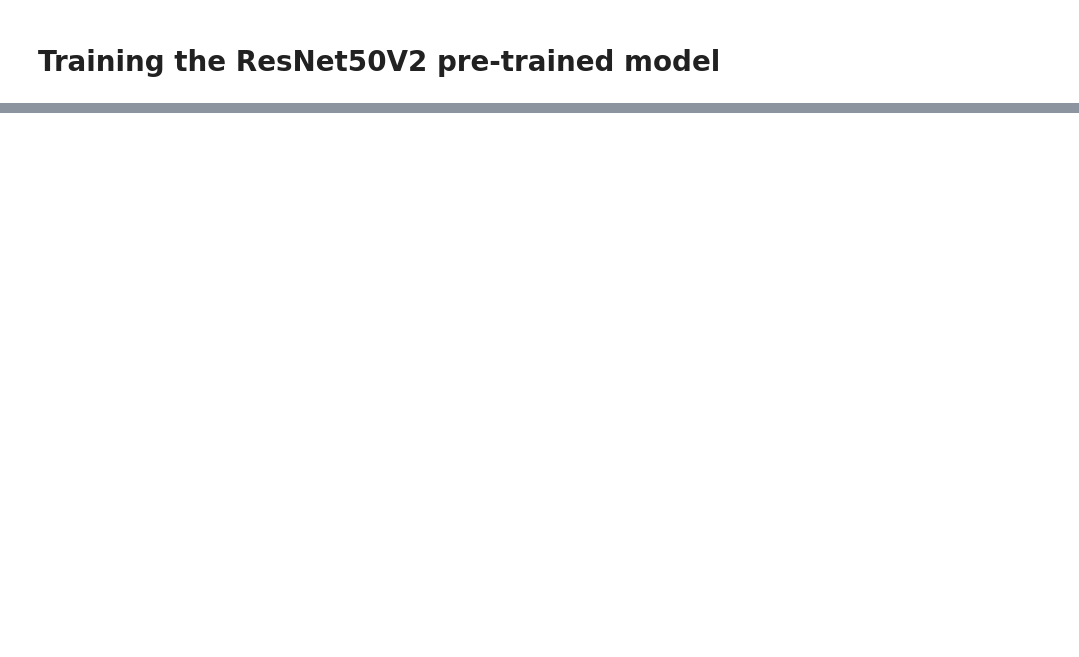
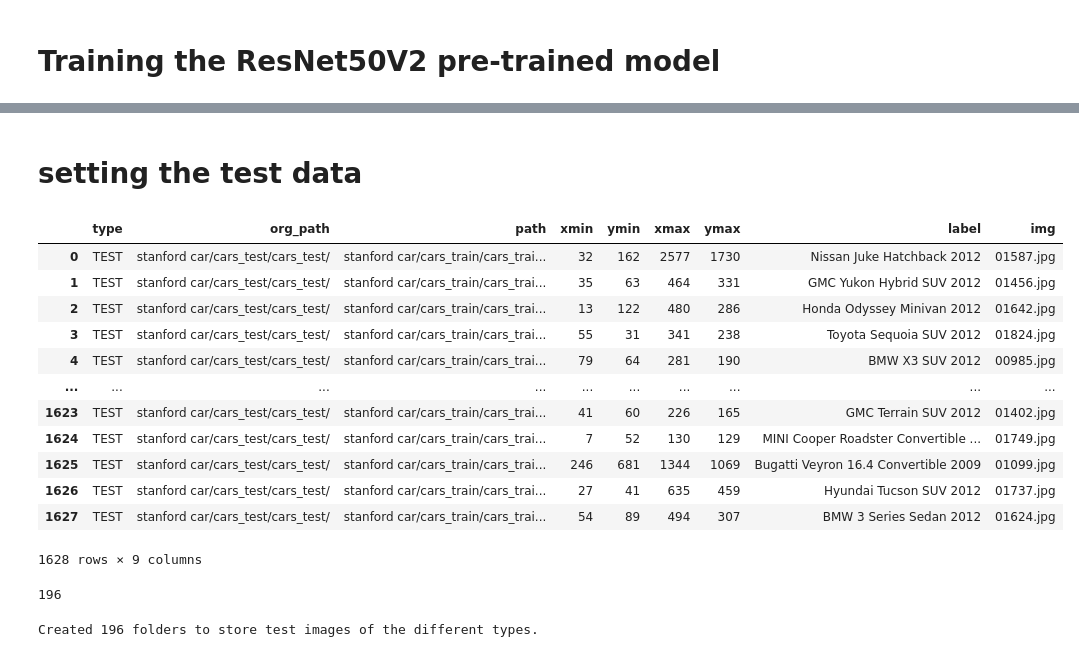
Before and after one commit to Sourav-Panda/Car-Classification, a Jupyter notebook: CAR_CLASS_IDENTIFICATION_USING_TRANSFER_LEARNING_AND_CNN.ipynb, the cells around one changed output, grey strips where cells are left out. Drawn from its saved outputs; the diff is of its cells as text; code cells hidden in the pictures; blank space fills up the shorter version.

```diff
--- a/CAR_CLASS_IDENTIFICATION_USING_TRANSFER_LEARNING_AND_CNN.ipynb
+++ b/CAR_CLASS_IDENTIFICATION_USING_TRANSFER_LEARNING_AND_CNN.ipynb
@@ -337,0 +388,2 @@ plt.show()
+# %% [markdown]
+# setting the test data
@@ -337,0 +393,32 @@ plt.show()
+# %%
+data_met_T = pd.read_csv('stanford car/cars_data_test.csv')
+data_met_T
+# %% [output]
+|  | type | org_path | path | xmin | ymin | xmax | ymax | label | img |
+| 0 | TEST | stanford car/cars_test/cars_test/ | stanford car/cars_train/cars_trai... | 32 | 162 | 2577 | 1730 | Nissan Juke Hatchback 2012 | 01587.jpg |
+| 1 | TEST | stanford car/cars_test/cars_test/ | stanford car/cars_train/cars_trai... | 35 | 63 | 464 | 331 | GMC Yukon Hybrid SUV 2012 | 01456.jpg |
+| 2 | TEST | stanford car/cars_test/cars_test/ | stanford car/cars_train/cars_trai... | 13 | 122 | 480 | 286 | Honda Odyssey Minivan 2012 | 01642.jpg |
+| 3 | TEST | stanford car/cars_test/cars_test/ | stanford car/cars_train/cars_trai... | 55 | 31 | 341 | 238 | Toyota Sequoia SUV 2012 | 01824.jpg |
+| 4 | TEST | stanford car/cars_test/cars_test/ | stanford car/cars_train/cars_trai... | 79 | 64 | 281 | 190 | BMW X3 SUV 2012 | 00985.jpg |
+| ... | ... | ... | ... | ... | ... | ... | ... | ... | ... |
+| 1623 | TEST | stanford car/cars_test/cars_test/ | stanford car/cars_train/cars_trai... | 41 | 60 | 226 | 165 | GMC Terrain SUV 2012 | 01402.jpg |
+| 1624 | TEST | stanford car/cars_test/cars_test/ | stanford car/cars_train/cars_trai... | 7 | 52 | 130 | 129 | MINI Cooper Roadster Convertible ... | 01749.jpg |
+| 1625 | TEST | stanford car/cars_test/cars_test/ | stanford car/cars_train/cars_trai... | 246 | 681 | 1344 | 1069 | Bugatti Veyron 16.4 Convertible 2009 | 01099.jpg |
+| 1626 | TEST | stanford car/cars_test/cars_test/ | stanford car/cars_train/cars_trai... | 27 | 41 | 635 | 459 | Hyundai Tucson SUV 2012 | 01737.jpg |
+| 1627 | TEST | stanford car/cars_test/cars_test/ | stanford car/cars_train/cars_trai... | 54 | 89 | 494 | 307 | BMW 3 Series Sedan 2012 | 01624.jpg |
+1628 rows × 9 columns
+# %%
+#removing '/' before creating folder as it is a problem to give paths
+data_met_T['label'] = data_met_T['label'].str.replace('/','')
+brand_t = data_met_T['label'].unique()
+len(brand_t)
+# %% [output]
+196
+# %%
+#creating a new folder to store cropped car images
+os.mkdir('stanford car/test_data')
+for brands in brand_t:
+    os.mkdir('stanford car/test_data/' + brands)
+print('Created {} folders to store test images of the different types.'.format(len(os.listdir('stanford car/test_data'))))
+# %% [output]
+Created 196 folders to store test images of the different types.
```
Also changed, not shown: parts of 26 cells of this notebook.
